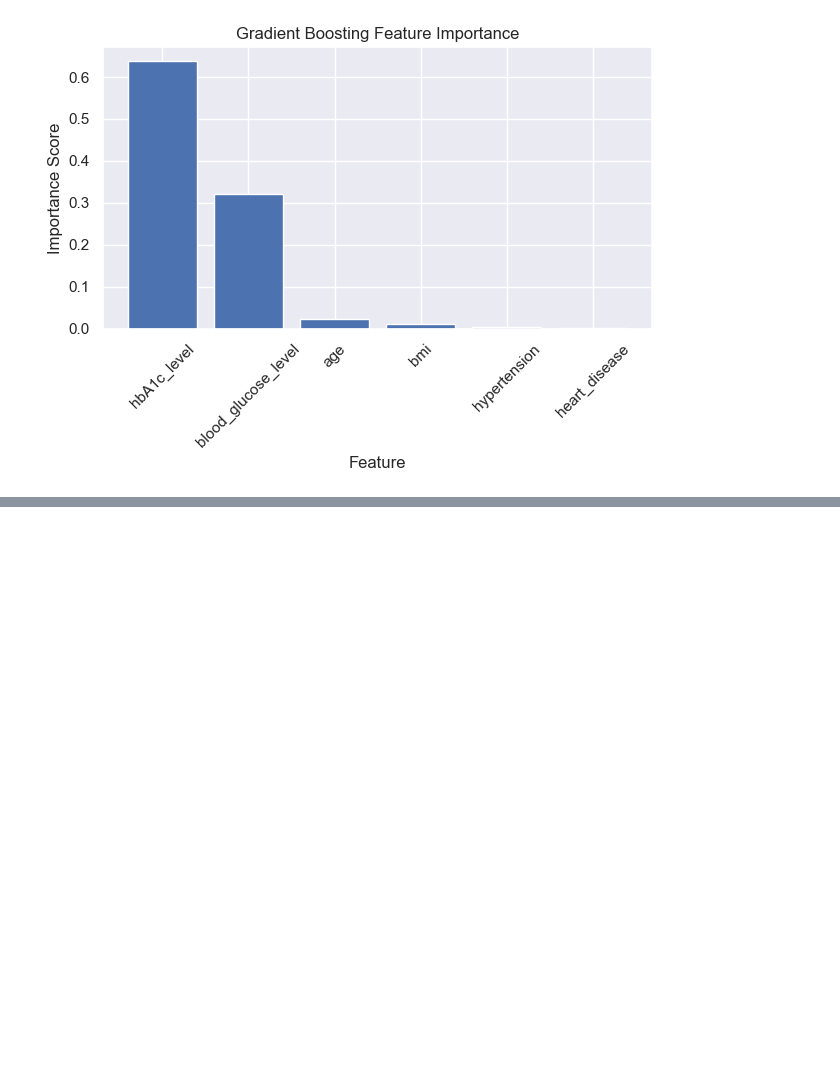
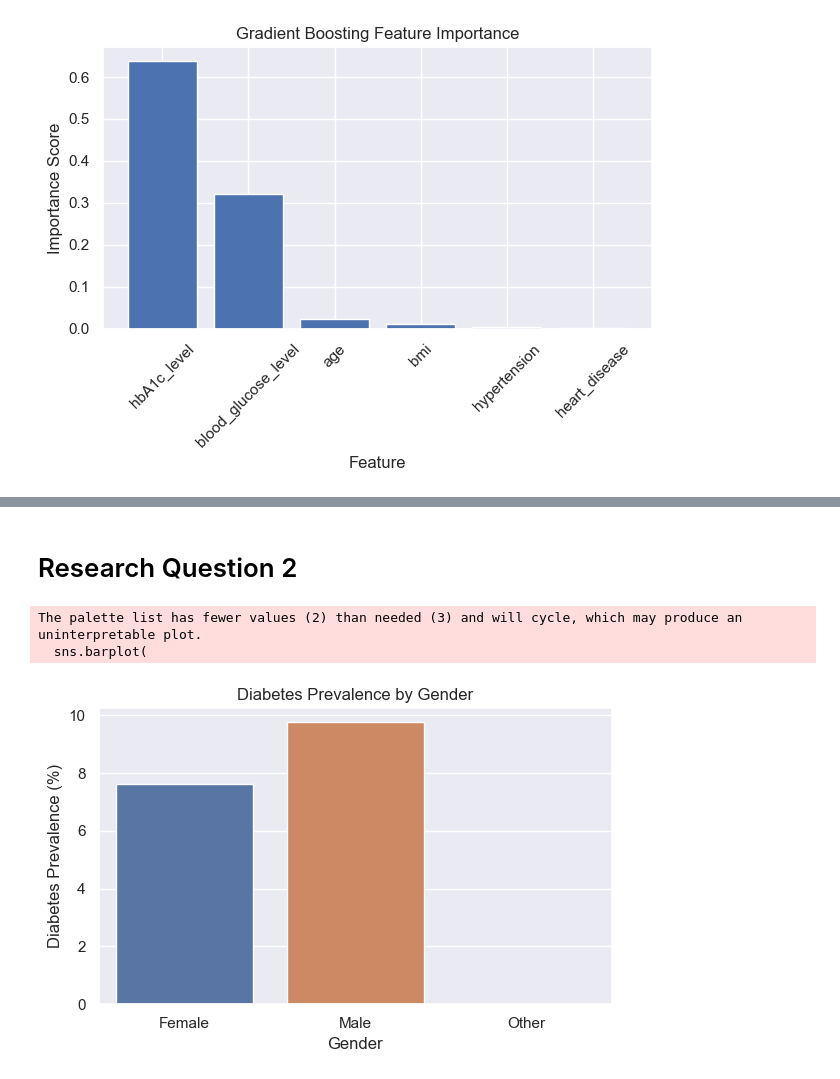
Before and after one commit to OnyiMillie/Diabetes_dataset, a Jupyter notebook: diabetes.ipynb, the cells around one changed output, grey strips where cells are left out. Cells and saved outputs as stored; diff of their text form; code cells hidden in the pictures; blank space fills up the shorter version.

```diff
--- a/diabetes.ipynb
+++ b/diabetes.ipynb
@@ -926,0 +1027,2 @@ non-linear interactions; and Gradient Boosting focuses most strongly on direct m
+# %% [markdown]
+# Research Question 2
@@ -926,0 +1032,34 @@ non-linear interactions; and Gradient Boosting focuses most strongly on direct m
+# %%
+# bar chart plot of diabetes by gender
+gender_diabetes = (
+    df.groupby("gender")["diabetes"]
+    .agg(
+        total="count",
+        diabetics="sum",
+        prevalence=lambda x: x.mean() * 100
+    )
+    .reset_index()
+)
+
+gender_diabetes
+
+plt.figure(figsize=(6, 4))
+
+sns.barplot(
+    data=gender_diabetes,
+    x="gender",
+    y="prevalence",
+    hue="gender",          # required for palette (future seaborn)
+    palette=["#4C72B0", "#DD8452"],
+    legend=False
+)
+
+plt.ylabel("Diabetes Prevalence (%)")
+plt.xlabel("Gender")
+plt.title("Diabetes Prevalence by Gender")
+plt.tight_layout()
+plt.show()
+# %% [output]
+The palette list has fewer values (2) than needed (3) and will cycle, which may produce an uninterpretable plot.
+  sns.barplot(
+[figure, added]
```
Also changed, not shown: parts of 57 cells of this notebook.
